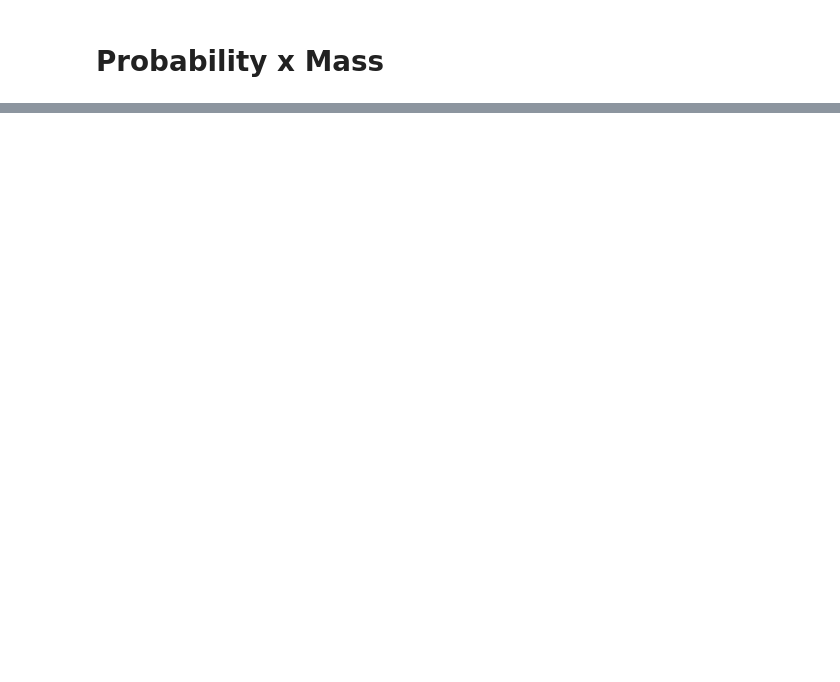
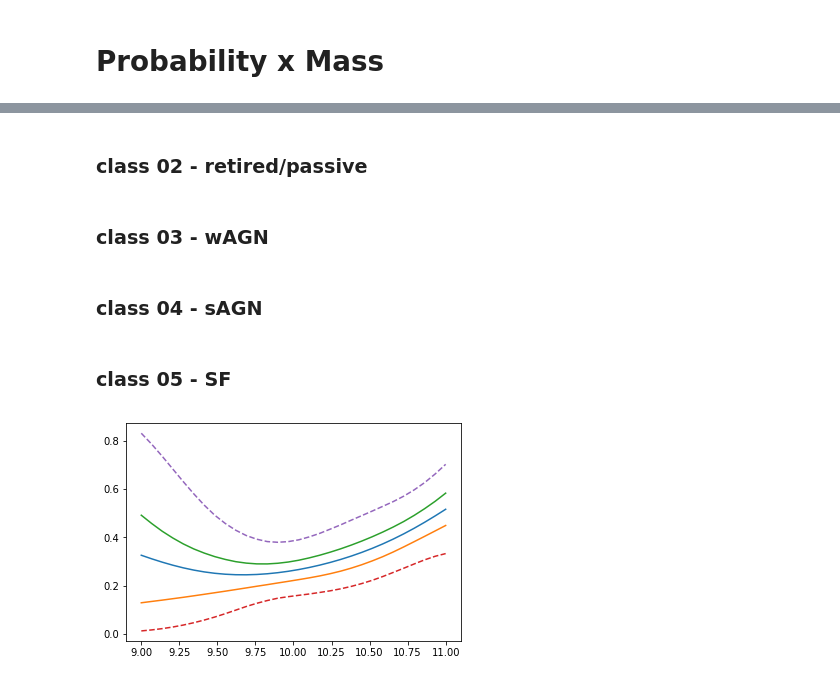
Before and after one commit to mdastro/UVupturn-RSGs, a Jupyter notebook: Model/Model3D_RMSharedPrior_Revised_P2.ipynb, the cells around one changed output, grey strips where cells are left out. Saved outputs shown, nothing was run; the diff lists cells and outputs as text; code cells hidden in the pictures; blank space fills up the shorter version.

```diff
--- a/Model/Model3D_RMSharedPrior_Revised_P2.ipynb
+++ b/Model/Model3D_RMSharedPrior_Revised_P2.ipynb
@@ -84,11 +100,10 @@ unique_masses = np.unique(class01_df["LOG_STELLAR_MASS"].values)
 # %%
 for i in range(unique_masses.size):
     if i==0:
-        summary_temp = pd.DataFrame(class01_df[class01_df["LOG_STELLAR_MASS"].values==unique_masses[i]].describe())
-        mean_temp    = summary_temp.loc[["mean"]]
-        mean_all_df  = mean_temp
+        summary_temp  = pd.DataFrame(class01_df[class01_df["LOG_STELLAR_MASS"].values==unique_masses[i]].describe())
+        mean_temp     = summary_temp.loc[["mean"]]
+        mean_all01_df = mean_temp
     else:
-        summary_temp = pd.DataFrame(class01_df[class01_df["LOG_STELLAR_MASS"].values==unique_masses[i]].describe())
-        mean_temp    = summary_temp.loc[["mean"]]
-        mean_all_df  = pd.concat([mean_all_df, mean_temp])
-mean_all_df
+        summary_temp  = pd.DataFrame(class01_df[class01_df["LOG_STELLAR_MASS"].values==unique_masses[i]].describe())
+        mean_temp     = summary_temp.loc[["mean"]]
+        mean_all01_df = pd.concat([mean_all01_df, mean_temp])
@@ -104,0 +216,2 @@ mean_all_df.to_csv(os.path.join(results_path, 'data_for_plotting_mass_revised.cs
+# %% [markdown]
+### class 02 - retired/passive
@@ -104,0 +228,2 @@ mean_all_df.to_csv(os.path.join(results_path, 'data_for_plotting_mass_revised.cs
+# %% [markdown]
+### class 03 - wAGN
@@ -104,0 +240,2 @@ mean_all_df.to_csv(os.path.join(results_path, 'data_for_plotting_mass_revised.cs
+# %% [markdown]
+### class 04 - sAGN
@@ -104,0 +252,2 @@ mean_all_df.to_csv(os.path.join(results_path, 'data_for_plotting_mass_revised.cs
+# %% [markdown]
+### class 05 - SF
@@ -104,0 +264,10 @@ mean_all_df.to_csv(os.path.join(results_path, 'data_for_plotting_mass_revised.cs
+# %%
+plt.plot(mean_all_df['LOG_STELLAR_MASS'], mean_all_df['mean'], '-')
+plt.plot(mean_all_df['LOG_STELLAR_MASS'], mean_all_df['25%'], '-')
+plt.plot(mean_all_df['LOG_STELLAR_MASS'], mean_all_df['75%'], '-')
+plt.plot(mean_all_df['LOG_STELLAR_MASS'], mean_all_df['2.5%'], '--')
+plt.plot(mean_all_df['LOG_STELLAR_MASS'], mean_all_df['97.5%'], '--')
+
+plt.show()
+# %% [output]
+[figure, added]
```
Also changed, not shown: parts of 26 cells of this notebook, 1 other file.
